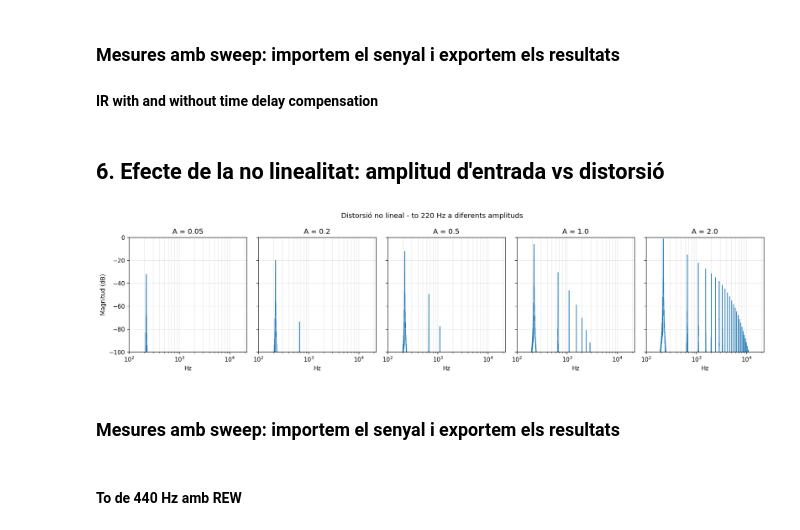
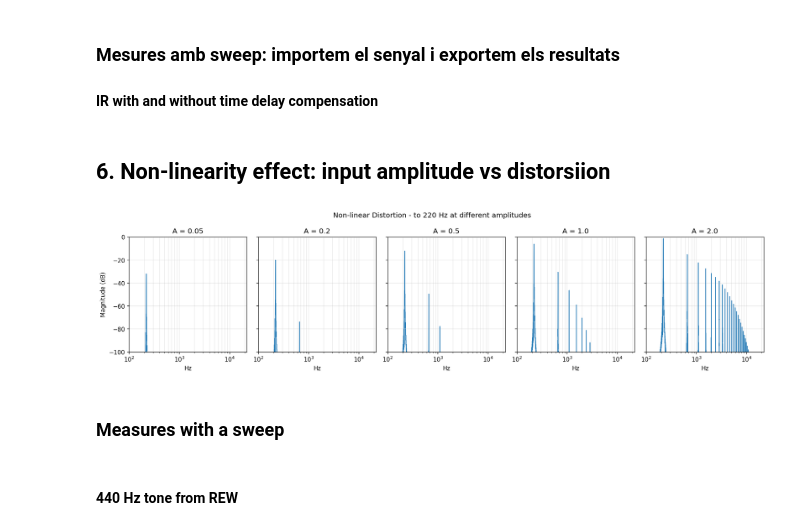
Before and after one commit to jordirubio01/TFGKobol, a Jupyter notebook: Notebooks/moog_ladder_filter.ipynb, the cells around one changed output. Cells and saved outputs as stored; diff of their text form; code cells hidden in the pictures.

```diff
--- a/Notebooks/moog_ladder_filter.ipynb
+++ b/Notebooks/moog_ladder_filter.ipynb
@@ -303,7 +303,7 @@ SR = 44100
 
 fig, axes = plt.subplots(1, 2, figsize=(14, 5))
 
-# --- Esquerra: diferents cutoffs, ressonància fixa ---
+# --- Left: different cutoffs, fixed resonance ---
 ax = axes[0]
 for cutoff in [200, 500, 1000, 2000, 5000, 10000]:
     filt = MoogLadderFilter(SR, cutoff=cutoff, resonance=0.0, oversample=2)
@@ -314,15 +314,15 @@ for cutoff in [200, 500, 1000, 2000, 5000, 10000]:
     freqs_y, mag_y = compute_spectrum(y, SR)
     resp = mag_y - mag_x
     ax.semilogx(freqs_y[1:], resp[1:], label=f'{cutoff} Hz', lw=1.2)
-ax.set_title('Diferents cutoffs (resonance = 0)')
-ax.set_xlabel('Freqüència (Hz)')
-ax.set_ylabel('Magnitud (dB)')
+ax.set_title('Different cutoffs (resonance = 0)')
+ax.set_xlabel('Frequency (Hz)')
+ax.set_ylabel('Magnitude (dB)')
 ax.legend(fontsize=8)
 ax.grid(True, which='both', alpha=0.3)
 ax.set_xlim([20, SR/2])
 ax.set_ylim([-80, 10])
 
-# --- Dreta: diferents ressonàncies, cutoff fix ---
+# --- Right: different resonances, fixed cutoff ---
 ax = axes[1]
 cutoff = 1000
 for res in [0.0, 0.2, 0.5, 0.7, 0.9, 0.99]:
@@ -335,14 +335,14 @@ for res in [0.0, 0.2, 0.5, 0.7, 0.9, 0.99]:
     resp = mag_y - mag_x
     ax.semilogx(freqs_y[1:], resp[1:], label=f'r={res}', lw=1.2)
 ax.axvline(cutoff, color='k', linestyle=':', alpha=0.5, label=f'Cutoff')
-ax.set_title(f'Diferents ressonàncies (cutoff = {cutoff} Hz)')
-ax.set_xlabel('Freqüència (Hz)')
+ax.set_title(f'Different resonances (cutoff = {cutoff} Hz)')
+ax.set_xlabel('Frequency (Hz)')
 ax.legend(fontsize=8)
 ax.grid(True, which='both', alpha=0.3)
 ax.set_xlim([20, SR/2])
 ax.set_ylim([-80, 20])
 
-plt.suptitle('Resposta en freqüència del Moog Ladder Filter (Huovilainen 2004)', fontsize=13)
+plt.suptitle('Frequency Response of the Moog Ladder Filter (Huovilainen 2004)', fontsize=13)
 plt.tight_layout()
 plt.show()
 # %% [output]
@@ -352,8 +352,8 @@ plt.show()
 # %%
-# --- Importar el sweep de REW ---
-sr, sweep_raw = wavfile.read("512kMeasSweep_20_to_20000_-20_dBFS_44k_Float_ref.wav")
+# --- Import the sweep from REW ---
+sr, sweep_raw = wavfile.read("REW Audios/512kMeasSweep_20_to_20000_-20_dBFS_44k_Float_ref.wav")
 
-# Normalitzar a float32 [-1, 1]
+# Normalize to float32 [-1, 1]
 if sweep_raw.dtype == np.int16:
     sweep = sweep_raw.astype(np.float32) / 32768.0
 elif sweep_raw.dtype == np.int32:
@@ -361,7 +361,7 @@ elif sweep_raw.dtype == np.int32:
 else:
     sweep = sweep_raw.astype(np.float32)
 
-# Si és estèreo, agafar només el canal esquerre
+# If stereo, take only the left channel
 if sweep.ndim == 2:
     sweep = sweep[:, 0]
 # %% [markdown]
@@ -412,10 +412,10 @@ for cfg in configs:
     filename = f"filter_c{int(cfg['cutoff'])}_r{int(cfg['resonance']*100):02d}.wav"
     ##save_wav(filename, y, sr=sr, normalize=False)  # normalize=False és important!
 # %%
-# Anàlisi des del Notebook (sense deconvolució de REW) - Finalment no cal, tenim tot l'anàlisi amb REW
+# Analysis from Analysis from the Notebook (without REW deconvolution) - Finally not needed, we have all the analysis with REW
 """
 def compute_H(x, y):
-    H(f) = Y(f) / X(f). Retorna freqs, SPL (dB), fase unwrapped (graus).
+    H(f) = Y(f) / X(f). Returns freqs, SPL (dB), phase unwrapped (degrees).
     n_fft = 1
     while n_fft < max(len(x), len(y)):
         n_fft <<= 1
@@ -602,43 +602,43 @@ for cfg in configs:
 
     filename = f"filter_c{int(cfg['cutoff'])}_r{int(cfg['resonance']*100):02d}_notdelayed.wav"
     ##save_wav(filename, y, sr=sr, normalize=False)  # normalize=False és important!
-# %% [markdown]
-## 6. Efecte de la no linealitat: amplitud d'entrada vs distorsió
+# %% [markdown]
+## 6. Non-linearity effect: input amplitude vs distorsiion
 # %%
 """
-Amb més amplitud d'entrada, el tanh satura i es generen harmònics.
-Aquí ho visualitzem comparant l'espectre de sortida per a diferents
-amplituds d'un to pur.
+With higher input amplitude, the tanh saturates and harmonics are generated.
+Here we visualize this by comparing the output spectrum for different
+amplitudes of a pure tone.
 """
 SR = 44100
-FREQ   = 220    # Hz - to de prova
-CUTOFF_NL = 5000  # Hz - cutoff alt per veure els harmònics generats
+FREQ   = 220    # Hz - test tone
+CUTOFF_NL = 5000  # Hz - cutoff high to see the generated harmonics
 
 amplitudes = [0.05, 0.2, 0.5, 1.0, 2.0]
 
 fig, axes = plt.subplots(1, len(amplitudes), figsize=(16, 4), sharey=True)
 
 for ax, amp in zip(axes, amplitudes):
     x = sine(FREQ, duration=1.0, amplitude=amp, sr=SR)
     filt = MoogLadderFilter(SR, cutoff=CUTOFF_NL, resonance=0.0, oversample=2)
     filt.reset()
     y = filt.process(x)
     freqs_y, mag_y = compute_spectrum(y, SR)
     ax.semilogx(freqs_y[1:], mag_y[1:], lw=1)
     ax.set_title(f'A = {amp}')
     ax.set_xlabel('Hz')
     ax.set_xlim([100, SR/2])
     ax.set_ylim([-100, 0])
     ax.grid(True, which='both', alpha=0.3)
 
-axes[0].set_ylabel('Magnitud (dB)')
-fig.suptitle(f'Distorsió no lineal - to {FREQ} Hz a diferents amplituds', fontsize=12)
+axes[0].set_ylabel('Magnitude (dB)')
+fig.suptitle(f'Non-linear Distortion - to {FREQ} Hz at different amplitudes', fontsize=12)
 plt.tight_layout()
 plt.show()
 # %% [output]
-[figure, old version]
+[figure, new version]
-# %% [markdown]
-### Mesures amb sweep: importem el senyal i exportem els resultats
+# %% [markdown]
+### Measures with a sweep
 # %% [markdown]
-#### To de 440 Hz amb REW
+#### 440 Hz tone from REW
 # %%
```
Also changed, not shown: parts of 31 cells of this notebook.
